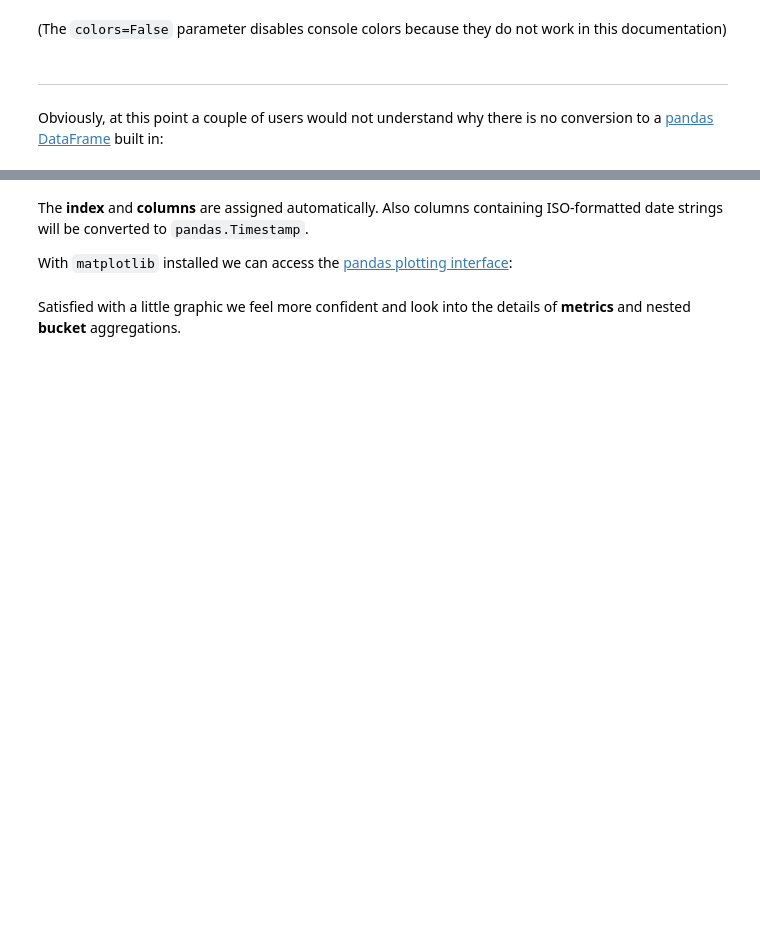
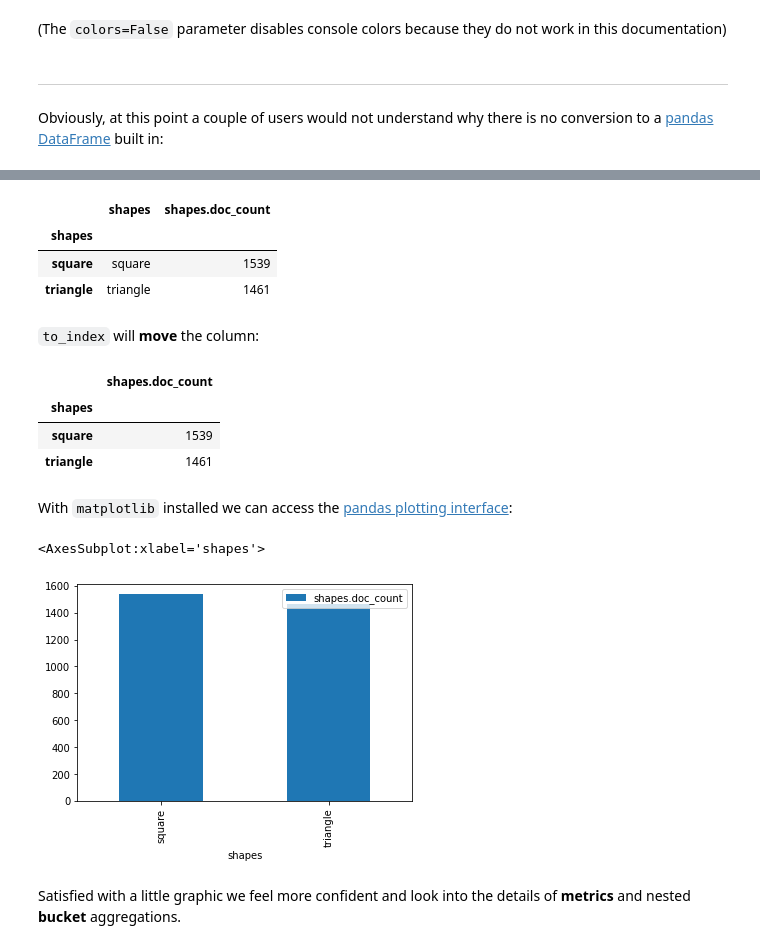
Before and after one commit to netzkolchose/elastipy, a Jupyter notebook: examples/tutorial.ipynb, the cells around one changed output, grey strips where cells are left out. Saved outputs shown, nothing was run; the diff lists cells and outputs as text; code cells hidden in the pictures; blank space fills up the shorter version.

```diff
--- a/examples/tutorial.ipynb
+++ b/examples/tutorial.ipynb
@@ -171,9 +341,26 @@ agg.to_pandas()  # or simply agg.df()
+# %%
+agg.to_pandas(index="shapes")
+# %% [output]
+|  | shapes | shapes.doc_count |
+| shapes |  |  |
+| square | square | 1539 |
+| triangle | triangle | 1461 |
+# %% [markdown]
+`to_index` will **move** the column:
+# %%
+agg.to_pandas(to_index="shapes")
+# %% [output]
+|  | shapes.doc_count |
+| shapes |  |
+| square | 1539 |
+| triangle | 1461 |
 # %% [markdown]
-The **index** and **columns** are assigned automatically. Also columns containing ISO-formatted date strings will be converted to `pandas.Timestamp`.
-
 With `matplotlib` installed we can access the [pandas plotting interface](https://pandas.pydata.org/pandas-docs/stable/reference/api/pandas.DataFrame.plot.html):
 # %%
-agg.df().plot.bar()
+agg.df(to_index="shapes").plot.bar()
+# %% [output]
+<AxesSubplot:xlabel='shapes'>
+[figure, added]
 # %% [markdown]
 Satisfied with a little graphic we feel more confident and look into the details of **metrics** and nested **bucket** aggregations.
 # %% [markdown]
```
Also changed, not shown: parts of 29 cells of this notebook, 4 other files.
